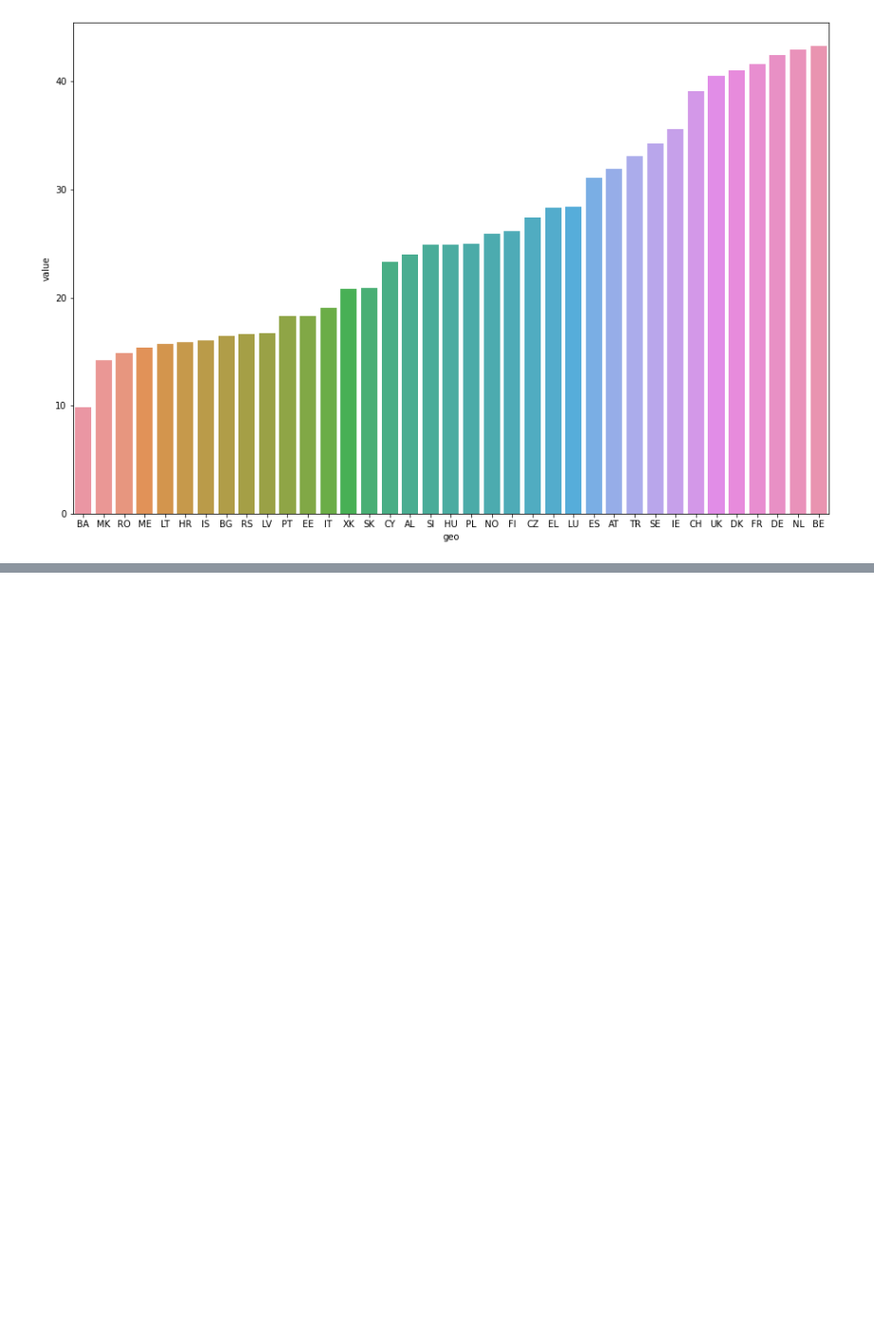
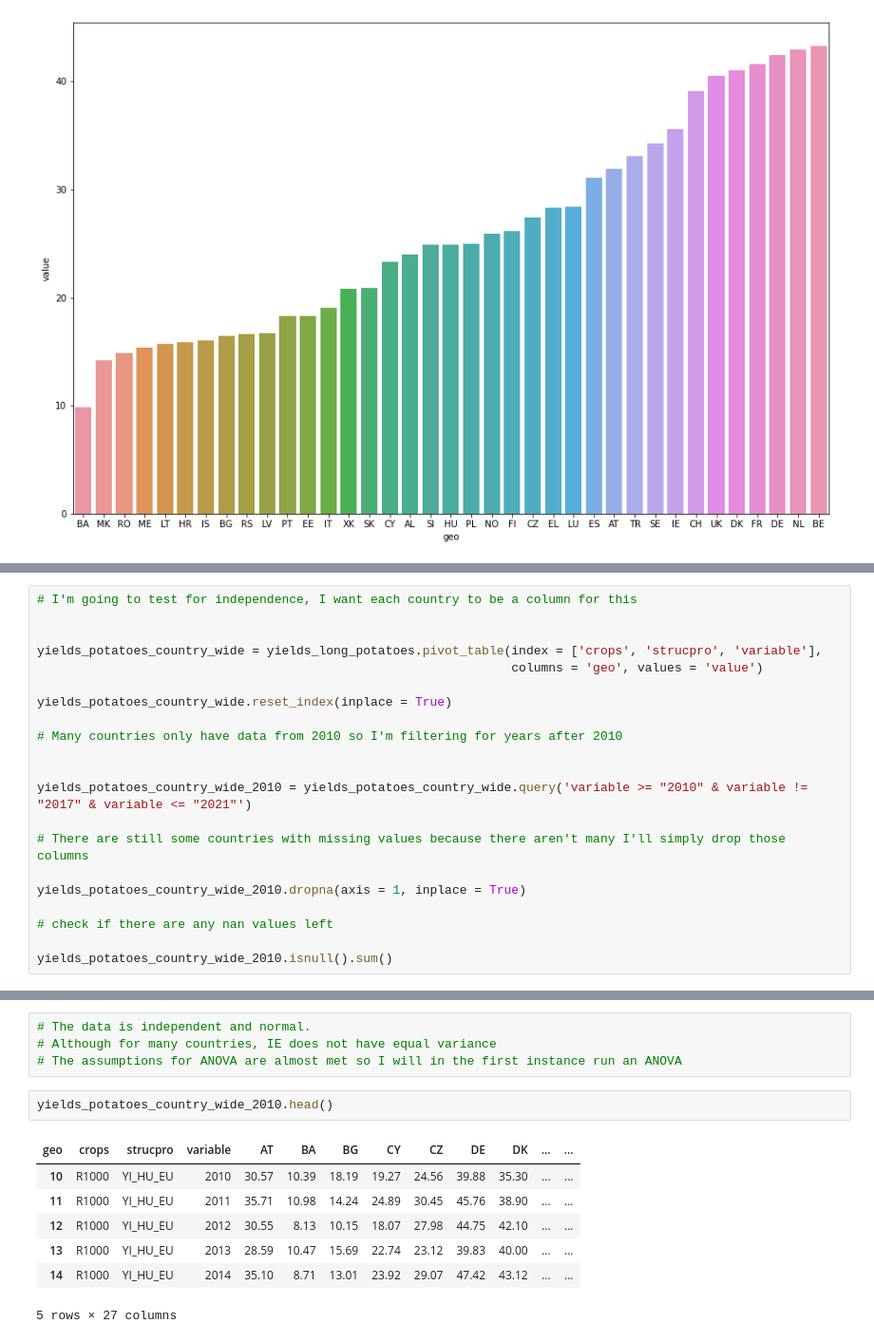
Before and after one commit to sba22206/semester1_ca2, a Jupyter notebook: Statistics.ipynb, the cells around one changed output, grey strips where cells are left out. Shown at 95% size. Cells and saved outputs as stored; diff of their text form; blank space fills up the shorter version.

```diff
--- a/Statistics.ipynb
+++ b/Statistics.ipynb
@@ -253,0 +346,21 @@ plt.show()
+# %%
+# I'm going to test for independence, I want each country to be a column for this
+
+
+yields_potatoes_country_wide = yields_long_potatoes.pivot_table(index = ['crops', 'strucpro', 'variable'],
+                                                                columns = 'geo', values = 'value')
+
+yields_potatoes_country_wide.reset_index(inplace = True)
+
+# Many countries only have data from 2010 so I'm filtering for years after 2010
+
+
+yields_potatoes_country_wide_2010 = yields_potatoes_country_wide.query('variable >= "2010" & variable != "2017" & variable <= "2021"')
+
+# There are still some countries with missing values because there aren't many I'll simply drop those columns
+
+yields_potatoes_country_wide_2010.dropna(axis = 1, inplace = True)
+
+# check if there are any nan values left
+
+yields_potatoes_country_wide_2010.isnull().sum()
@@ -253,0 +515,14 @@ plt.show()
+# %%
+# The data is independent and normal.
+# Although for many countries, IE does not have equal variance
+# The assumptions for ANOVA are almost met so I will in the first instance run an ANOVA
+# %%
+yields_potatoes_country_wide_2010.head()
+# %% [output]
+| geo | crops | strucpro | variable | AT | BA | BG | CY | CZ | DE | DK | ... | ... |
+| 10 | R1000 | YI_HU_EU | 2010 | 30.57 | 10.39 | 18.19 | 19.27 | 24.56 | 39.88 | 35.30 | ... | ... |
+| 11 | R1000 | YI_HU_EU | 2011 | 35.71 | 10.98 | 14.24 | 24.89 | 30.45 | 45.76 | 38.90 | ... | ... |
+| 12 | R1000 | YI_HU_EU | 2012 | 30.55 | 8.13 | 10.15 | 18.07 | 27.98 | 44.75 | 42.10 | ... | ... |
+| 13 | R1000 | YI_HU_EU | 2013 | 28.59 | 10.47 | 15.69 | 22.74 | 23.12 | 39.83 | 40.00 | ... | ... |
+| 14 | R1000 | YI_HU_EU | 2014 | 35.10 | 8.71 | 13.01 | 23.92 | 29.07 | 47.42 | 43.12 | ... | ... |
+5 rows × 27 columns
```
Also changed, not shown: parts of 22 cells of this notebook.
